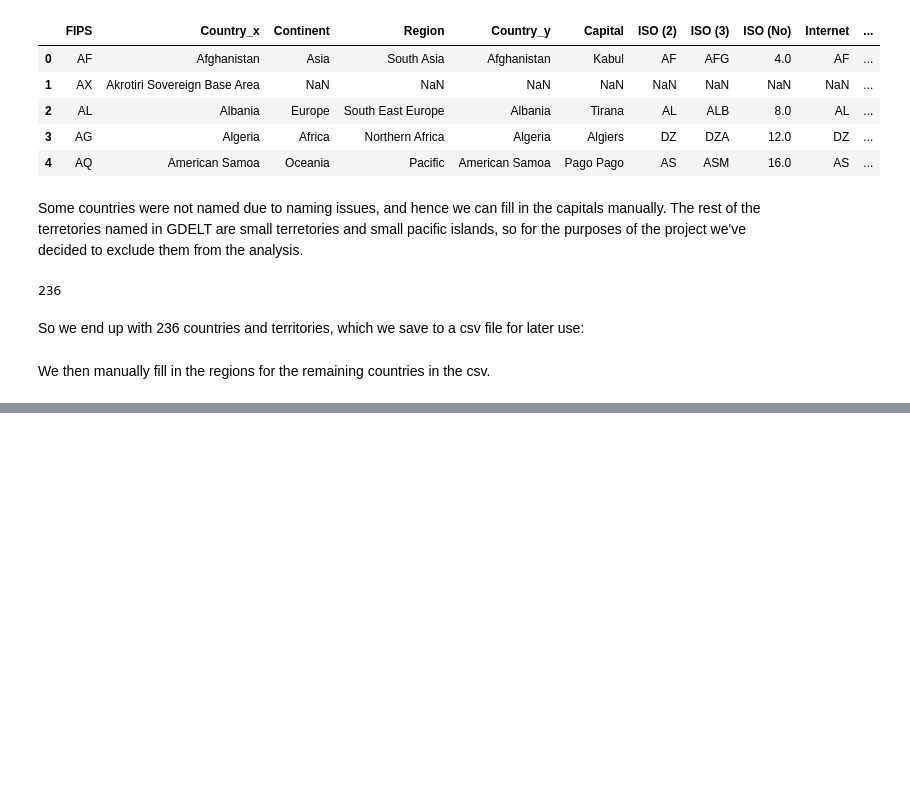
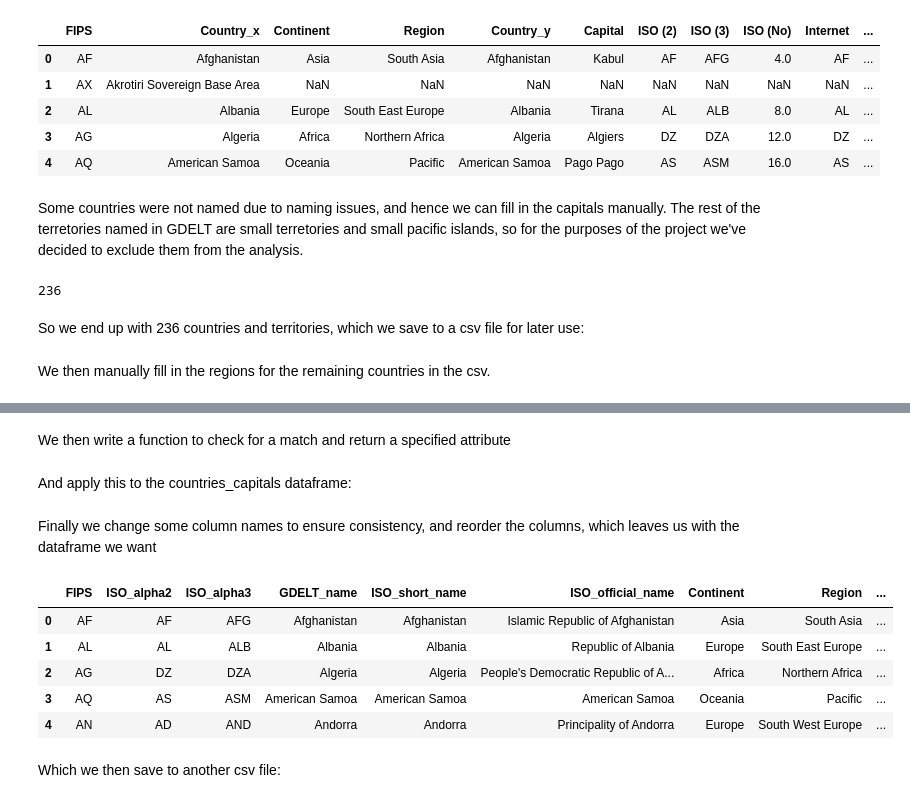
Before and after one commit to lboekestein/capstone, a Jupyter notebook: data/newsdata/make_auxiliaries.ipynb, the cells around one changed output, grey strips where cells are left out. Saved outputs shown, nothing was run; the diff lists cells and outputs as text; code cells hidden in the pictures; blank space fills up the shorter version.

Commit message:
Find and save countries ISO alpha 2 and 3 codes

```diff
--- a/data/newsdata/make_auxiliaries.ipynb
+++ b/data/newsdata/make_auxiliaries.ipynb
@@ -239,0 +220,60 @@ country_query_df.to_csv("saves/country_queries.csv", index=False)
+# %%
+alt_py_search_dict = {
+    "Bosnia-Herzegovina" : "bosnia",
+    "Cape Verde" : "Cabo Verde",
+    "Cocos Keeling Islands" : "cocos",
+    "Cote dIvoire" : "cote d",
+    "Democratic Republic of the Congo" : "Congo, The Democratic Republic of the",
+    "Falkland Islands Islas Malvinas" : 'falkland',
+    "Gaza Strip" : "Palestine, State of",
+    "West Bank" : "Palestine, State of",
+    "Pitcairn Islands" : "pitcairn",
+    "Swaziland" : "Eswatini",
+    "Turkey" : "Turkiy",
+    "Vietnam, Democratic Republic of" : "Vietnam",
+    "Niger" : "Republic of the Niger"
+}
+# %% [markdown]
+We then write a function to check for a match and return a specified attribute
+# %%
+def check_pycountry_match(country_name, attr):
+    country = None
+    # check if country name is in alt_py_search_dict keys
+    if country_name in alt_py_search_dict.keys():
+        country_name = alt_py_search_dict[country_name]
+    try:
+        country = pycountry.countries.search_fuzzy(country_name)
+    except LookupError:
+        pass
+    if country == None:
+        return None
+    elif attr == "name":
+        return country[0].name
+    elif attr == "alpha_2":
+        return country[0].alpha_2
+    elif attr == "alpha_3":
+        return country[0].alpha_3
+    elif attr == "official_name":
+        return country[0].official_name
+# %% [markdown]
+And apply this to the countries_capitals dataframe:
+# %%
+countries_capitals["ISO_3166_1_alpha2"] = countries_capitals["Country"].apply(lambda x: check_pycountry_match(x, "alpha_2"))
+countries_capitals["ISO_3166_1_alpha3"] = countries_capitals["Country"].apply(lambda x: check_pycountry_match(x, "alpha_3"))
+countries_capitals["ISO_short_name"] = countries_capitals["Country"].apply(lambda x: check_pycountry_match(x, "name"))
+countries_capitals["ISO_official_name"] = countries_capitals["Country"].apply(lambda x: check_pycountry_match(x, "official_name"))
+# %% [markdown]
+Finally we change some column names to ensure consistency, and reorder the columns, which leaves us with the dataframe we want
+# %%
+countries_capitals.columns = ['FIPS', 'GDELT_name', 'Continent', 'Region', 'Capital', 'ISO_alpha2', 'ISO_alpha3', 'ISO_short_name', 'ISO_official_name']
+countries_complete = countries_capitals[["FIPS", "ISO_alpha2", "ISO_alpha3", "GDELT_name", "ISO_short_name", "ISO_official_name", "Continent", "Region", "Capital"]]
+countries_complete.head()
+# %% [output]
+|  | FIPS | ISO_alpha2 | ISO_alpha3 | GDELT_name | ISO_short_name | ISO_official_name | Continent | Region | ... |
+| 0 | AF | AF | AFG | Afghanistan | Afghanistan | Islamic Republic of Afghanistan | Asia | South Asia | ... |
+| 1 | AL | AL | ALB | Albania | Albania | Republic of Albania | Europe | South East Europe | ... |
+| 2 | AG | DZ | DZA | Algeria | Algeria | People's Democratic Republic of A... | Africa | Northern Africa | ... |
+| 3 | AQ | AS | ASM | American Samoa | American Samoa | American Samoa | Oceania | Pacific | ... |
+| 4 | AN | AD | AND | Andorra | Andorra | Principality of Andorra | Europe | South West Europe | ... |
+# %% [markdown]
+Which we then save to another csv file:
```
Also changed, not shown: parts of 8 cells of this notebook, 2 other files.
